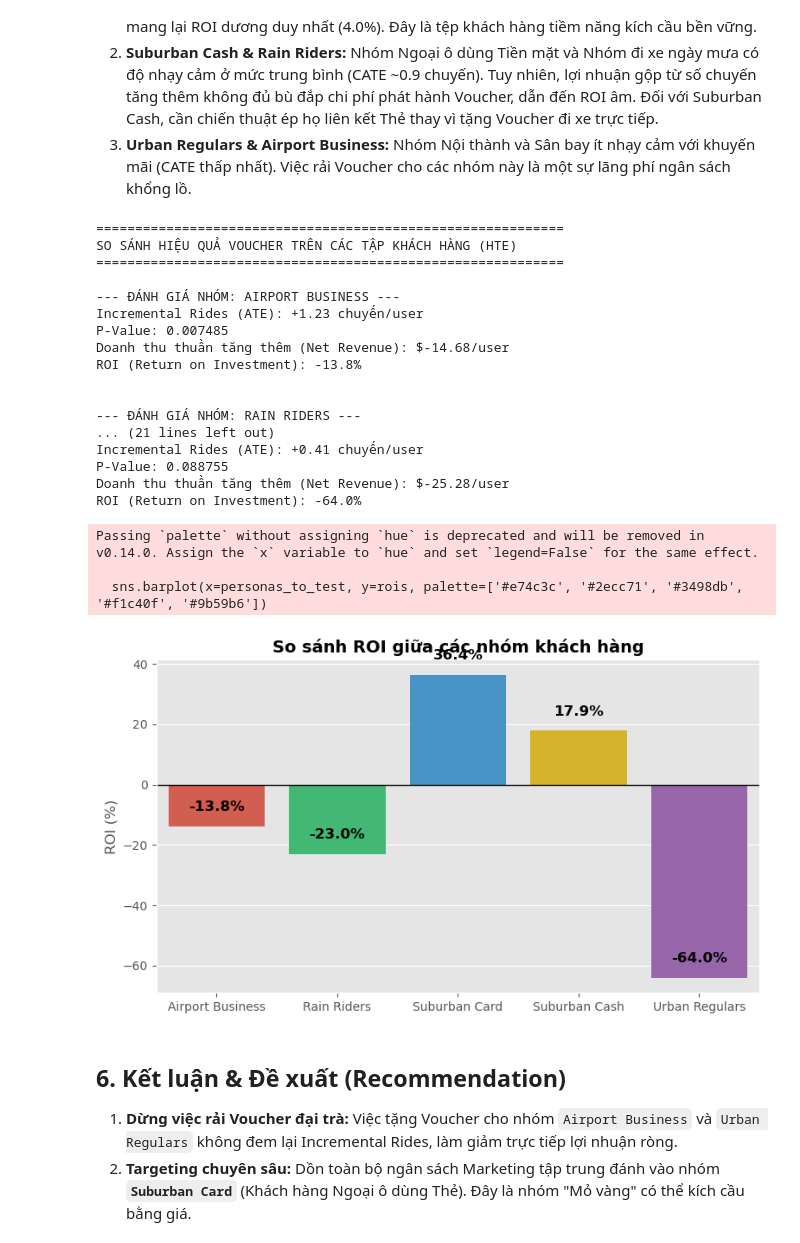
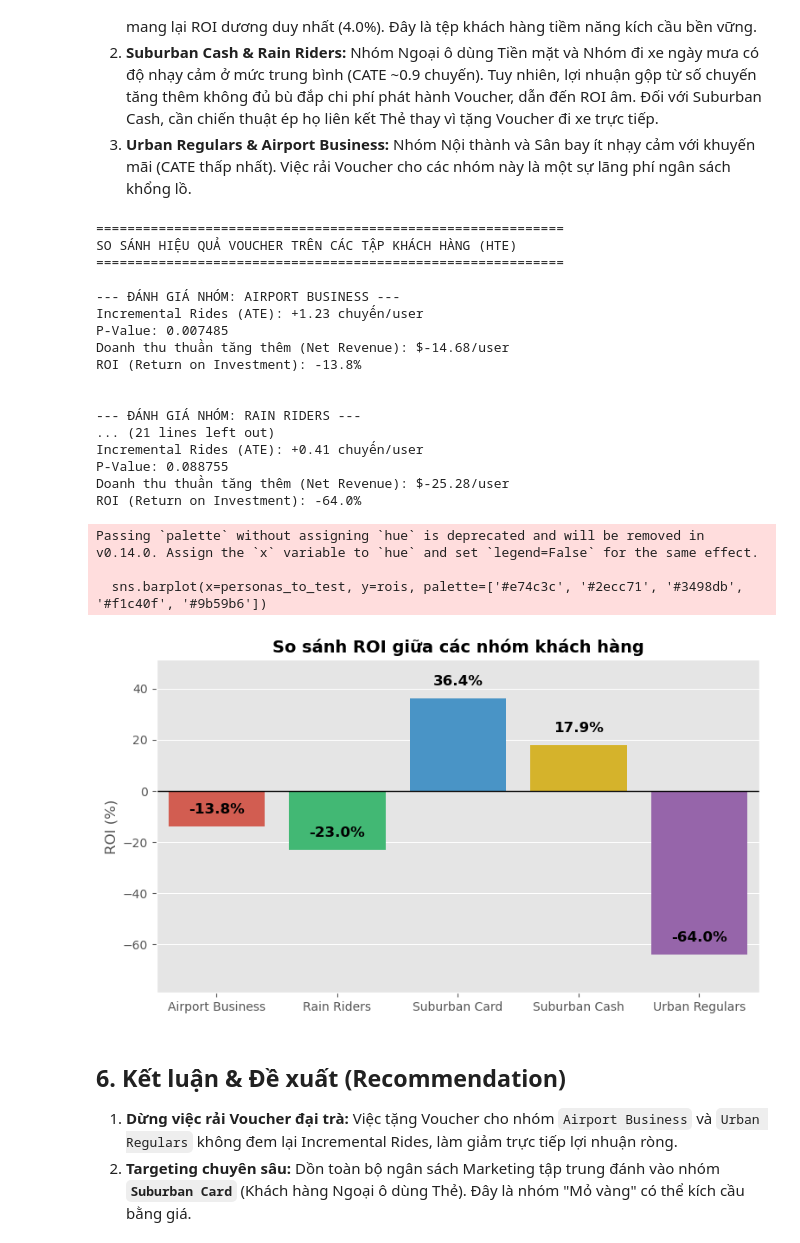
Before and after one commit to thaibuivan/GSM-promotion-experimentation, a Jupyter notebook: notebooks/week4_ab_testing/1_ab_test_analysis.ipynb, the cells around one changed output. Saved outputs shown, nothing was run; the diff lists cells and outputs as text; code cells hidden in the pictures.

Commit message:
Fix remaining references to 25% discount and fix plot limits in Week 4 notebook

```diff
--- a/notebooks/week4_ab_testing/1_ab_test_analysis.ipynb
+++ b/notebooks/week4_ab_testing/1_ab_test_analysis.ipynb
@@ -229,34 +229,35 @@ for target in personas_to_test:
 
 plt.figure(figsize=(9, 5))
 sns.barplot(x=personas_to_test, y=rois, palette=['#e74c3c', '#2ecc71', '#3498db', '#f1c40f', '#9b59b6'])
 plt.title('So sánh ROI giữa các nhóm khách hàng', fontsize=14, fontweight='bold')
 plt.ylabel('ROI (%)')
 plt.axhline(0, color='black', linewidth=1)
 for i, roi in enumerate(rois):
     plt.text(i, roi + 5, f'{roi:.1f}%', ha='center', fontsize=12, fontweight='bold')
+plt.ylim(min(rois)-15, max(rois)+15)
 plt.show()
 # %% [output]
 ============================================================
 SO SÁNH HIỆU QUẢ VOUCHER TRÊN CÁC TẬP KHÁCH HÀNG (HTE)
 ============================================================
 
 --- ĐÁNH GIÁ NHÓM: AIRPORT BUSINESS ---
 Incremental Rides (ATE): +1.23 chuyến/user
 P-Value: 0.007485
 Doanh thu thuần tăng thêm (Net Revenue): $-14.68/user
 ROI (Return on Investment): -13.8%
 
 
 --- ĐÁNH GIÁ NHÓM: RAIN RIDERS ---
 ... (21 lines left out)
 Incremental Rides (ATE): +0.41 chuyến/user
 P-Value: 0.088755
 Doanh thu thuần tăng thêm (Net Revenue): $-25.28/user
 ROI (Return on Investment): -64.0%
 Passing `palette` without assigning `hue` is deprecated and will be removed in v0.14.0. Assign the `x` variable to `hue` and set `legend=False` for the same effect.
 
   sns.barplot(x=personas_to_test, y=rois, palette=['#e74c3c', '#2ecc71', '#3498db', '#f1c40f', '#9b59b6'])
-[figure, old version]
+[figure, new version]
 # %% [markdown]
 ## 6. Kết luận & Đề xuất (Recommendation)
 
```
Also changed, not shown: parts of 1 cell of this notebook, 3 other files.
